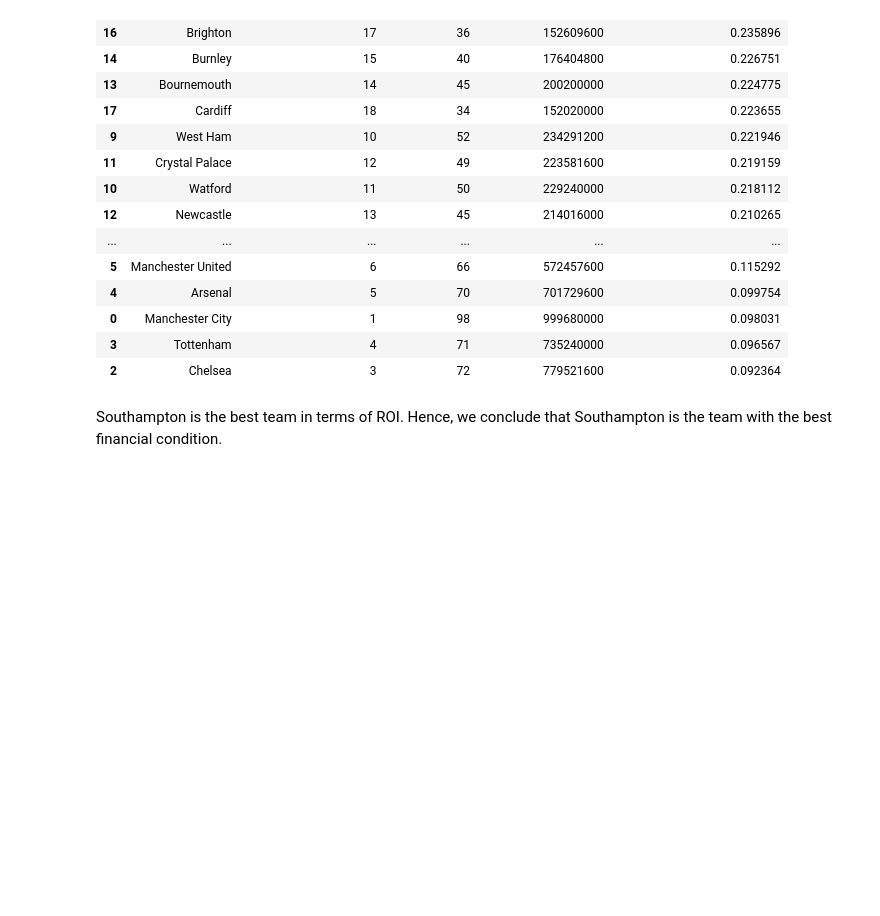
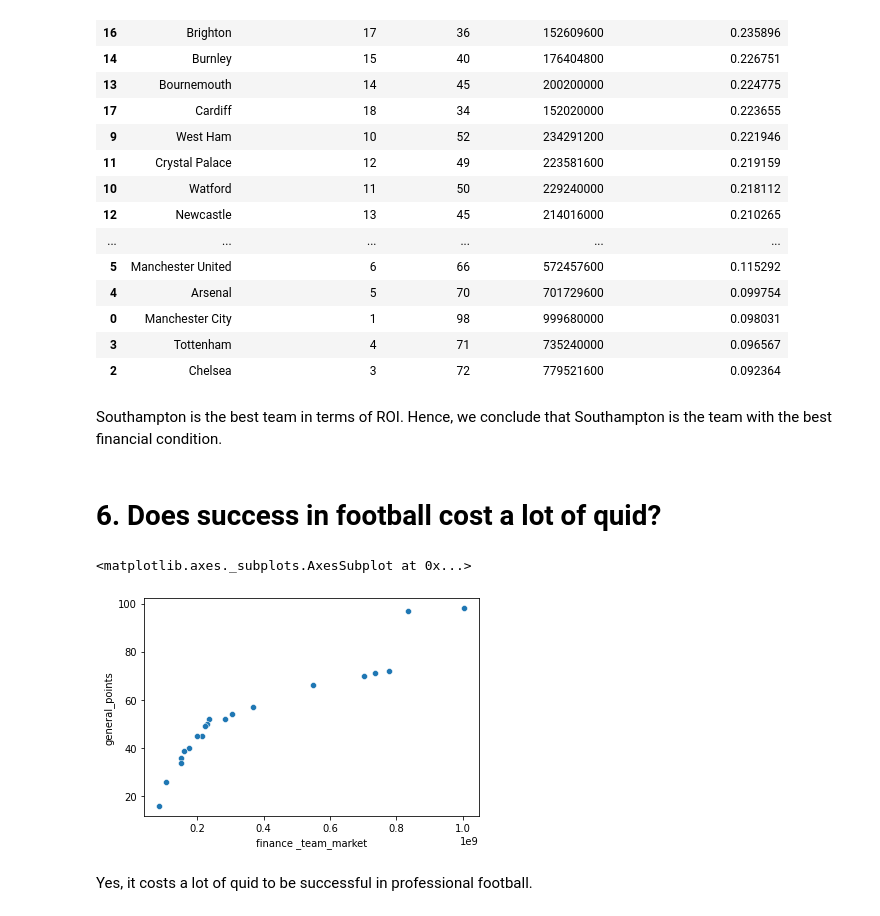
Before and after one commit to narendrawicaksono/iykra-data-fellowship, a Jupyter notebook: Narendra_Wicaksono_EDA_Practice_Case.ipynb, the cells around one changed output. Drawn from its saved outputs; the diff is of its cells as text; code cells hidden in the pictures; blank space fills up the shorter version.

```diff
--- a/Narendra_Wicaksono_EDA_Practice_Case.ipynb
+++ b/Narendra_Wicaksono_EDA_Practice_Case.ipynb
@@ -359,3 +369,12 @@ df_fin[['Team','general_league_position','general_points','finance_total_pmarket
 | 2 | Chelsea | 3 | 72 | 779521600 | 0.092364 |
 # %% [markdown]
 Southampton is the best team in terms of ROI. Hence, we conclude that Southampton is the team with the best financial condition.
+# %% [markdown]
+# 6. Does success in football cost a lot of quid?
+# %%
+sns.scatterplot(x=df['finance _team_market'], y=df['general_points'])
+# %% [output]
+<matplotlib.axes._subplots.AxesSubplot at 0x...>
+[figure, added]
+# %% [markdown]
+Yes, it costs a lot of quid to be successful in professional football.
```
Also changed, not shown: parts of 2 cells of this notebook.
